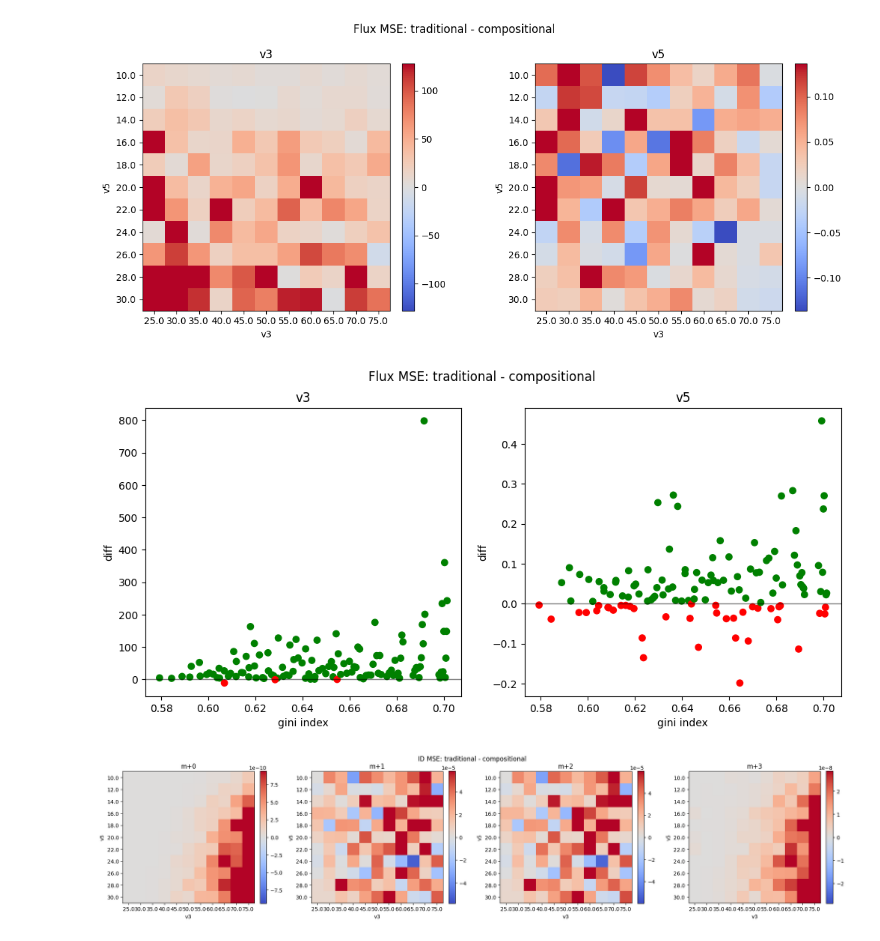
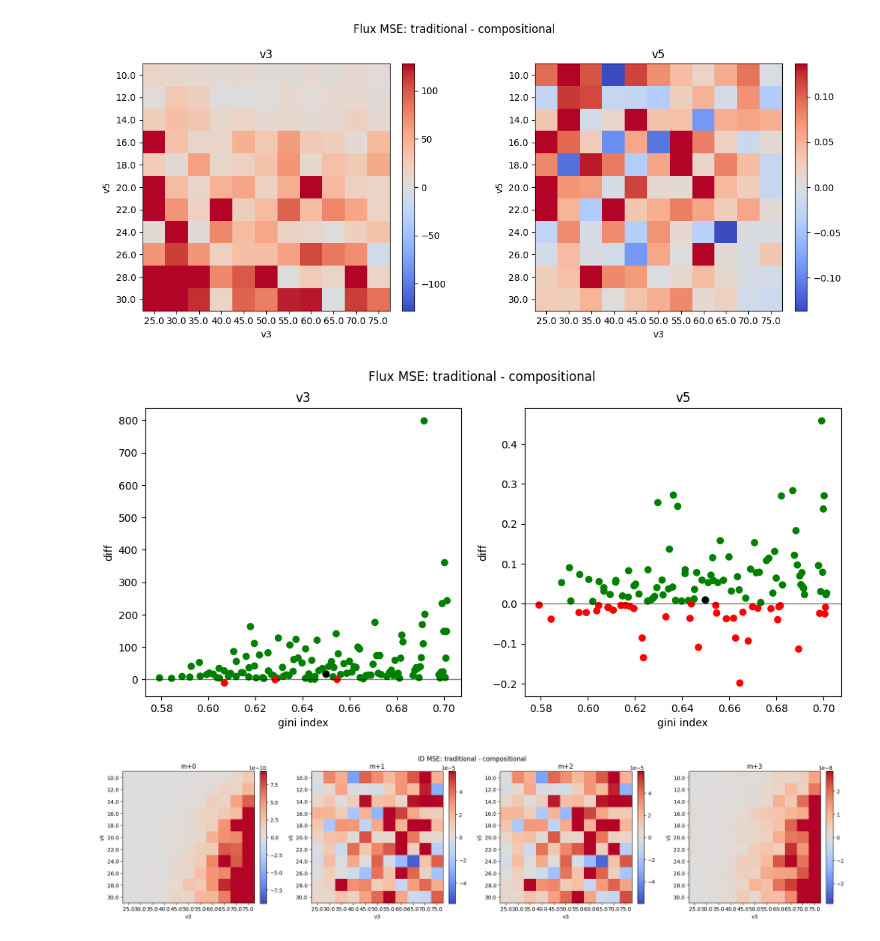
Before and after one commit to dtu-qmcm/cmfa, a Jupyter notebook: notebooks/toy_network.ipynb, the cells around one changed output. Saved outputs shown, nothing was run; the diff lists cells and outputs as text; code cells hidden in the pictures.

```diff
--- a/notebooks/toy_network.ipynb
+++ b/notebooks/toy_network.ipynb
@@ -42,7 +43,9 @@ free_fluxes.shape
 # %% [markdown]
 Note that index number 60 is the true flux:
 # %%
-free_fluxes[60]
+target = np.array([true_flux[2], true_flux[4]])
+true_flux_index= np.where(np.isclose(free_fluxes,target).all(axis=1))[0].item()
+free_fluxes[true_flux_index]
 # %% [output]
 Array([50., 20.], dtype=float64)
 # %%
@@ -163,7 +187,7 @@ for (i, ax) in enumerate(axes):
         label=f"Compositional I-MFA\n(MSE {mse_ilr[i]: .2f})"
     )
     # ax.axvline(true_flux[flux_ix], color="red", label=f"True flux ({true_flux[flux_ix]})")
-    ax.set(title=f"v{i+1}", xlabel="Observed flux - estimated flux")
+    ax.set(title=f"v{3+2*i}", xlabel="Observed flux - estimated flux")
     ax.legend(frameon=False)
 axes[0].set_ylabel("Frequency");
 
@@ -183,8 +199,8 @@ id_resid_trad.shape
 f, axes = plt.subplots(1, 4, figsize=[12, 5], sharey=True)
 
 for (i, ax) in enumerate(axes):
-    resid_trad_i = estimated_ids["trad"][:, :, i].flatten()
-    resid_comp_i = estimated_ids["ilr"][:, :, i].flatten()
+    resid_trad_i = id_resid_trad[:, :, i].flatten()
+    resid_comp_i = id_resid_ilr[:, :, i].flatten()
     xmin = np.quantile(np.concat([resid_trad_i, resid_comp_i]), 0.001)
     xmax = np.quantile(np.concat([resid_trad_i, resid_comp_i]), 0.999)
     bins = np.linspace(xmin, xmax, 30)
@@ -270,17 +286,18 @@ gini = jnp.column_stack((gini_indices, diff_flux))
 # %%
 f, axes = plt.subplots(1, 2, figsize=[12, 5])
 axes = axes.ravel()
 
 for i in range(2):
     y_values = gini[:, i+1]
     colors = np.where(y_values >= 0, 'green', 'red')
     axes[i].scatter(gini[:,0], y_values, c=colors)
+    axes[i].scatter(gini[true_flux_index,0], y_values[true_flux_index], color="black")
     axes[i].axhline(0, color='black', lw=1, alpha=0.5)
     axes[i].set(xlabel="gini index", ylabel="diff", title=f"v{3+2*i}")
 f.suptitle("Flux MSE: traditional - compositional")
 plt.show()
 # %% [output]
-[figure, old version]
+[figure, new version]
 # %%
 f, axes = plt.subplots(1, 4, figsize=[20, 8])
 axes = axes.ravel()
```
Also changed, not shown: parts of 15 cells of this notebook, 10 other files.
